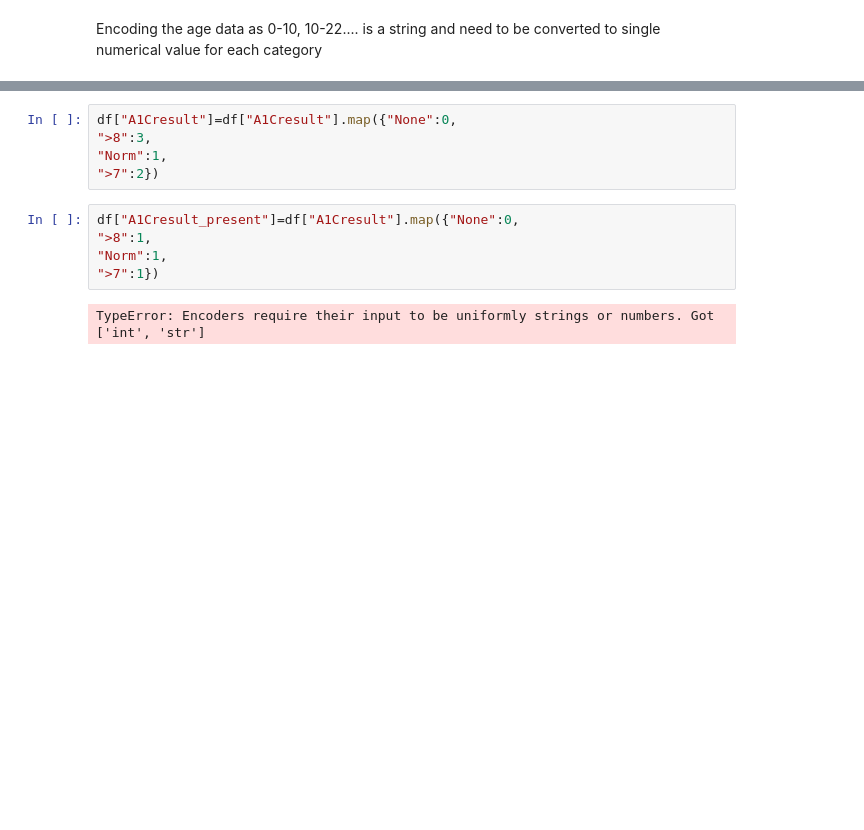
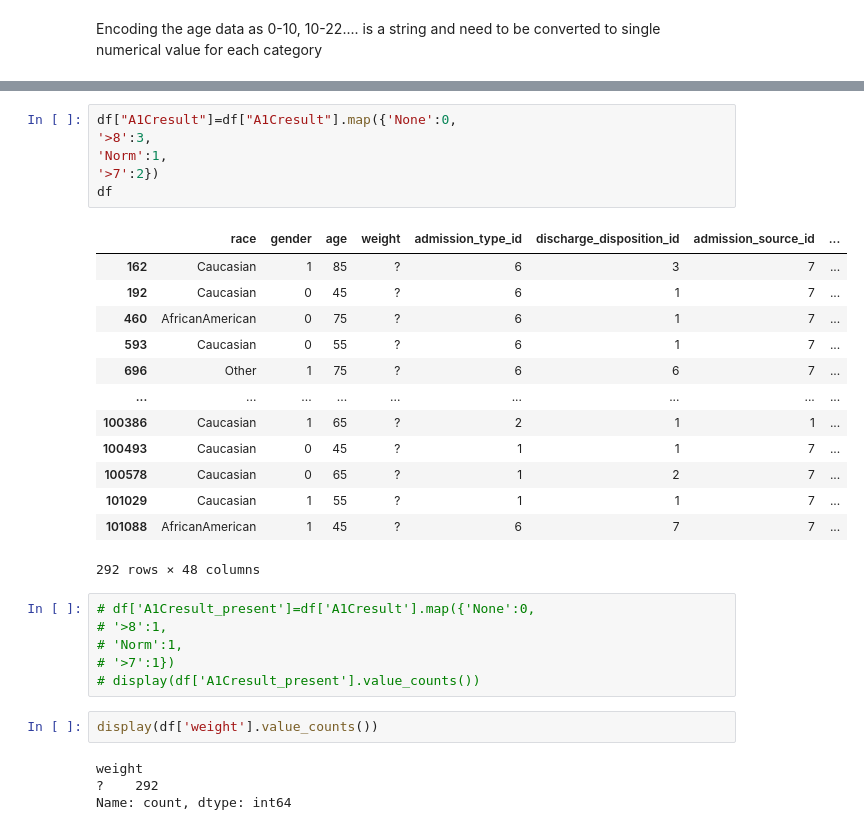
Before and after one commit to omprakashnarayan/HTC, a Jupyter notebook: main.ipynb, the cells around one changed output, grey strips where cells are left out. Cells and saved outputs as stored; diff of their text form; blank space fills up the shorter version.

```diff
--- a/main.ipynb
+++ b/main.ipynb
@@ -188,12 +194,32 @@ display(df["A1Cresult"].value_counts())
 # %%
-df["A1Cresult"]=df["A1Cresult"].map({"None":0,
-">8":3,
-"Norm":1,
-">7":2})
+df["A1Cresult"]=df["A1Cresult"].map({'None':0,
+'>8':3,
+'Norm':1,
+'>7':2})
+df
+# %% [output]
+|  | race | gender | age | weight | admission_type_id | discharge_disposition_id | admission_source_id | ... |
+| 162 | Caucasian | 1 | 85 | ? | 6 | 3 | 7 | ... |
+| 192 | Caucasian | 0 | 45 | ? | 6 | 1 | 7 | ... |
+| 460 | AfricanAmerican | 0 | 75 | ? | 6 | 1 | 7 | ... |
+| 593 | Caucasian | 0 | 55 | ? | 6 | 1 | 7 | ... |
+| 696 | Other | 1 | 75 | ? | 6 | 6 | 7 | ... |
+| ... | ... | ... | ... | ... | ... | ... | ... | ... |
+| 100386 | Caucasian | 1 | 65 | ? | 2 | 1 | 1 | ... |
+| 100493 | Caucasian | 0 | 45 | ? | 1 | 1 | 7 | ... |
+| 100578 | Caucasian | 0 | 65 | ? | 1 | 2 | 7 | ... |
+| 101029 | Caucasian | 1 | 55 | ? | 1 | 1 | 7 | ... |
+| 101088 | AfricanAmerican | 1 | 45 | ? | 6 | 7 | 7 | ... |
+292 rows × 48 columns
 # %%
-df["A1Cresult_present"]=df["A1Cresult"].map({"None":0,
-">8":1,
-"Norm":1,
-">7":1})
+# df['A1Cresult_present']=df['A1Cresult'].map({'None':0,
+# '>8':1,
+# 'Norm':1,
+# '>7':1})
+# display(df['A1Cresult_present'].value_counts())
-# %% [output]
-TypeError: Encoders require their input to be uniformly strings or numbers. Got ['int', 'str']
+# %%
+display(df['weight'].value_counts())
+# %% [output]
+weight
+?    292
+Name: count, dtype: int64
```
Also changed, not shown: parts of 28 cells of this notebook, 2 other files.
